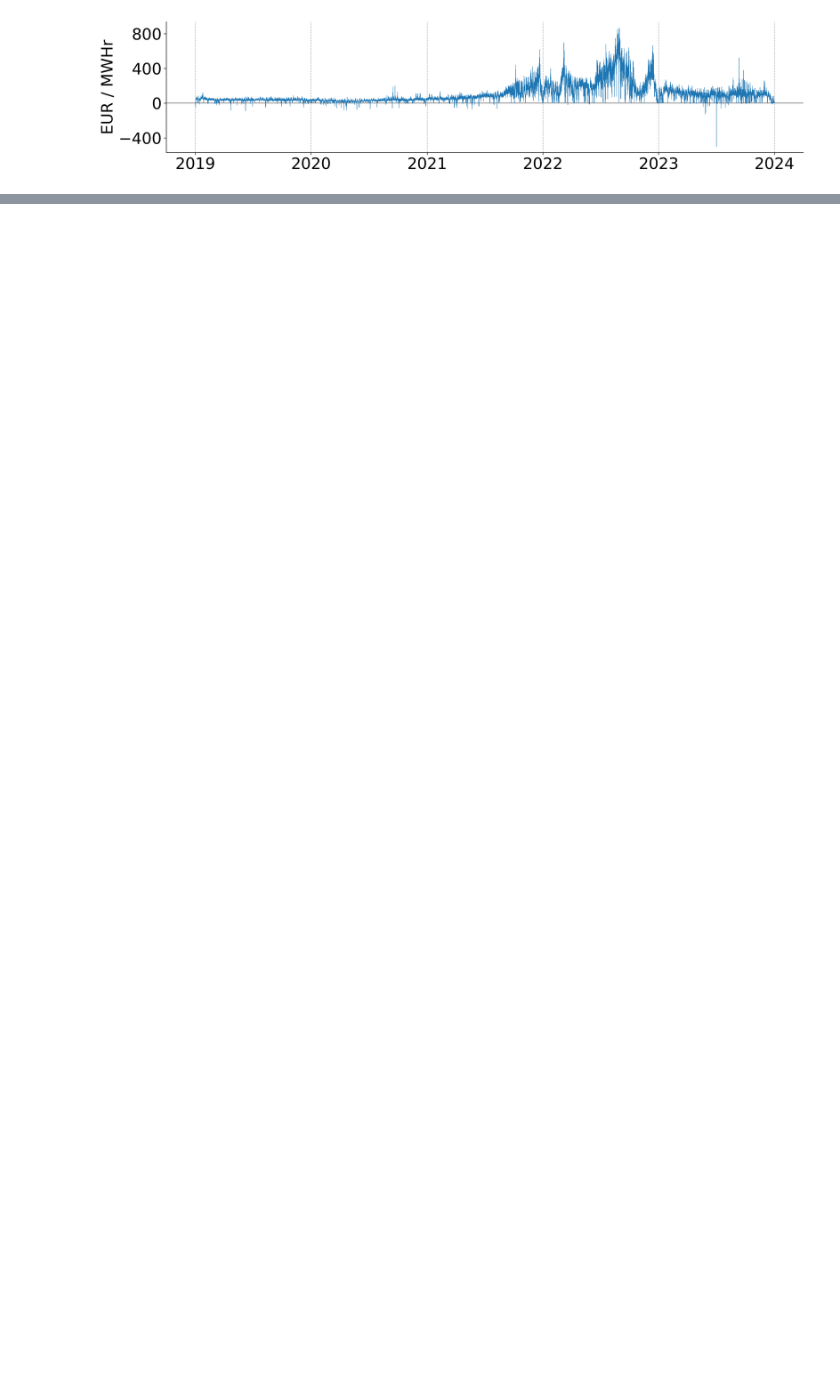
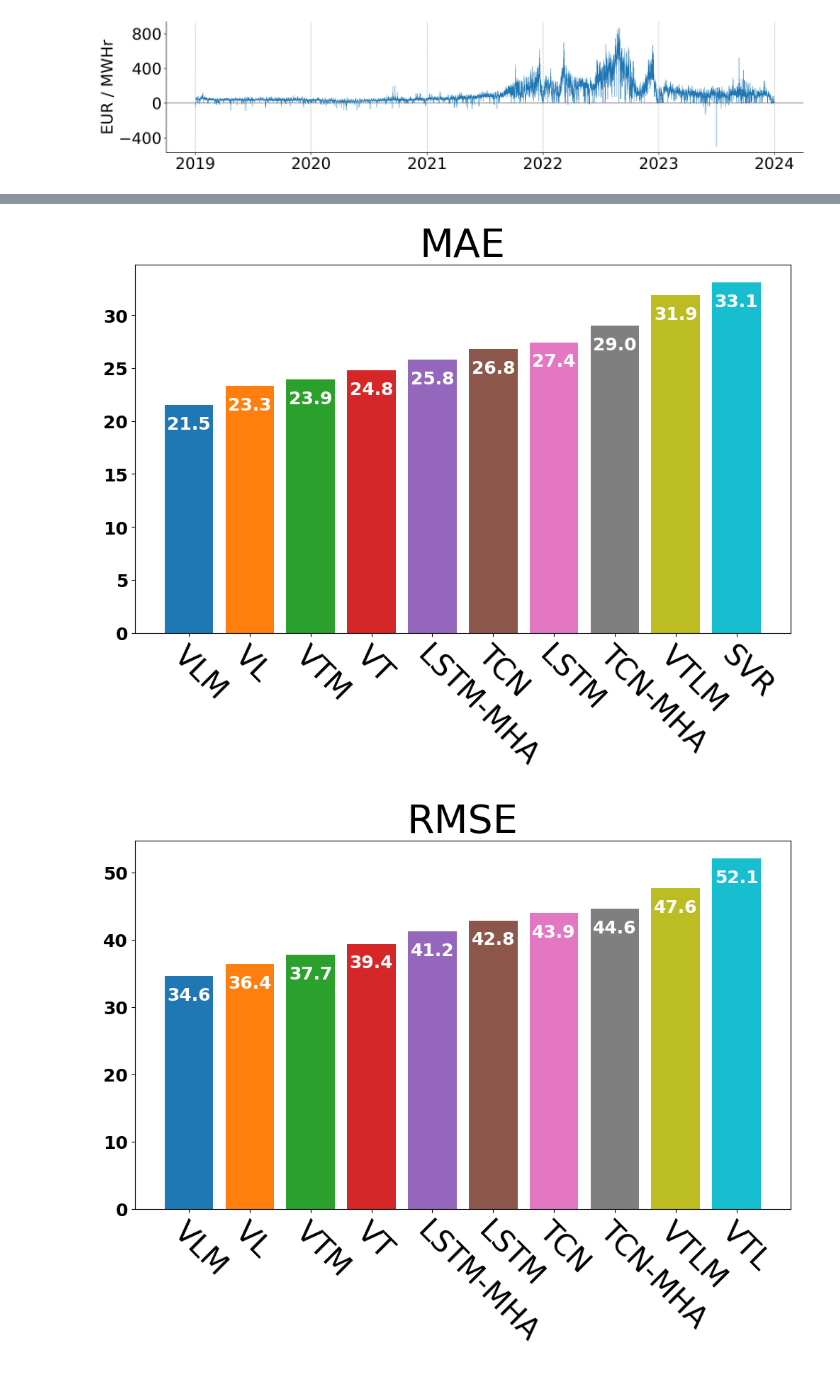
Before and after one commit to BenLeidig/de_lu_epf, a Jupyter notebook: notebooks/urc_visualizations.ipynb, the cells around one changed output, grey strips where cells are left out. Drawn from its saved outputs; the diff is of its cells as text; code cells hidden in the pictures; blank space fills up the shorter version.

```diff
--- a/notebooks/urc_visualizations.ipynb
+++ b/notebooks/urc_visualizations.ipynb
@@ -108,0 +220,4 @@ ov.plot_optimization_history(lstm_mha_study)
+# %%
+df_test = pd.read_parquet("../data/processed/hybrid/test.parquet")
+print(df_test.shape)
+df_test.head()
@@ -108,0 +233,8 @@ ov.plot_optimization_history(lstm_mha_study)
+# %%
+df_preds = get_all_set_preds(set="test")
+print(df_preds.shape)
+display(df_preds.head())
+
+idx = df_preds.index
+actual_series = df_test.loc[idx, "price"].copy(deep=True)
+actual_series
@@ -108,0 +261,40 @@ ov.plot_optimization_history(lstm_mha_study)
+# %%
+def mean_directional_accuracy(y_true, y_pred):
+    true_diff = np.diff(y_true)
+    pred_diff = np.diff(y_pred)
+
+    mask = true_diff != 0
+    return np.mean(np.sign(true_diff[mask]) == np.sign(pred_diff[mask]))
+# %%
+for metric, asc, title, inline in zip(
+    [mean_absolute_error, root_mean_squared_error, r2_score, mean_directional_accuracy],
+    [True, True, False, False],
+    ["MAE", "RMSE", r"$\text{R}^2$", "MDA"],
+    [False, False, False, False],
+):
+    fig, ax = plot_metric_barplot(
+        actual_series=actual_series,
+        pred_df=df_preds,
+        metric=metric,
+        figsize=(10, 8),
+        inline_text=inline,
+        ascending=asc,
+    )
+
+    ax.set_title(title, fontsize=40)
+    ax.set_ylabel(None)
+    ax.set_xlabel(None)
+
+    ax.tick_params(
+        axis="x",
+        labelsize=30,
+    )
+    for label in ax.get_xticklabels():
+        label.set_ha("left")
+        label.set_rotation_mode("anchor")
+
+    fig.tight_layout()
+    fig.savefig(f"../../../mures_presentation/test_{title.lower()}.svg")
+# %% [output]
+[figure, added]
+[figure, added]
```
Also changed, not shown: parts of 18 cells of this notebook, 16 other files.
